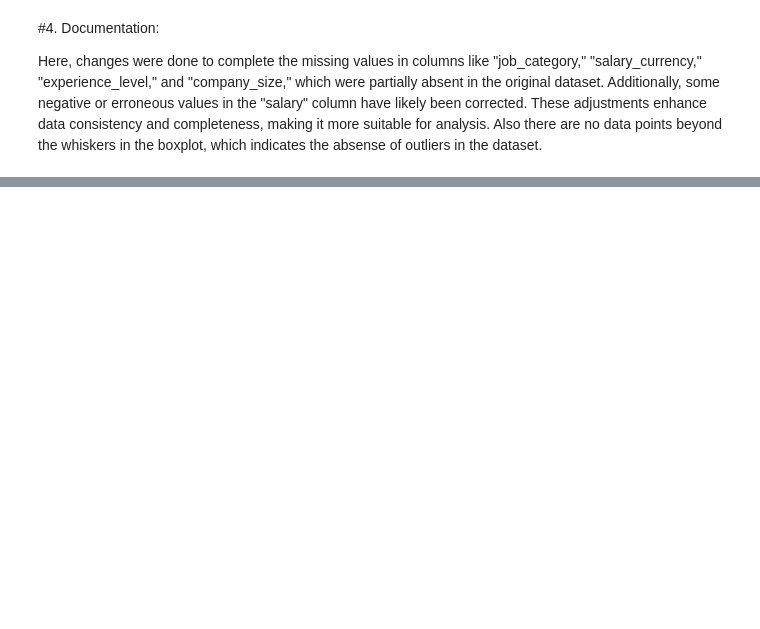
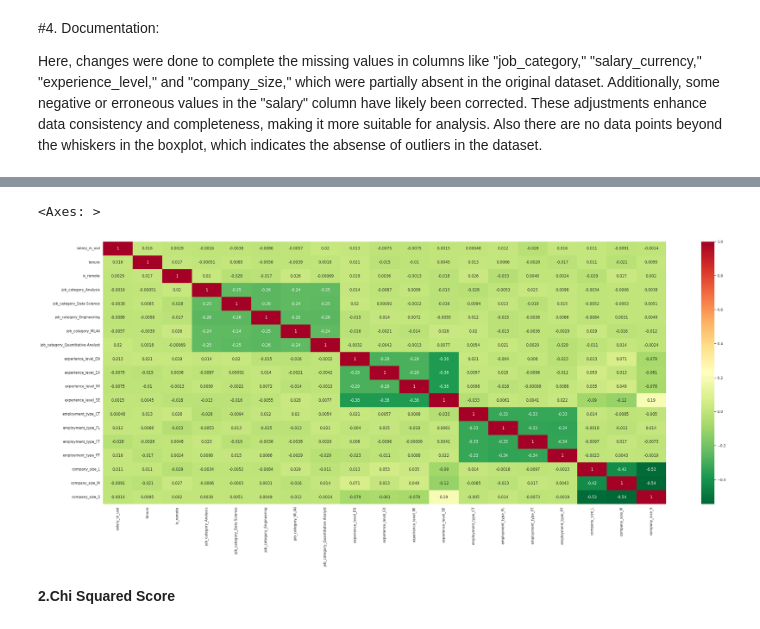
Before and after one commit to shilphypg/DSA_ICTAK, a Jupyter notebook: Internship_dataset.ipynb, the cells around one changed output, grey strips where cells are left out. Saved outputs shown, nothing was run; the diff lists cells and outputs as text; code cells hidden in the pictures; blank space fills up the shorter version.

```diff
--- a/Internship_dataset.ipynb
+++ b/Internship_dataset.ipynb
@@ -1211,0 +1201,17 @@ Here, changes were done to complete the missing values in columns like "job_cate
+# %%
+def determine_remote(row):
+    # If explicitly stated as remote
+    if row['work_setting'] == 'Remote':
+        return 1  # Fully remote
+    elif row['work_setting'] == 'Hybrid':
+        return 0.5  # Partially remote
+    elif row['employee_residence'] != row['company_location']:
+        return 1  # Likely remote due to location mismatch
+    else:
+        return 0  # Not remote
+
+# Apply the function to the dataset
+df['is_remote'] = df.apply(determine_remote, axis=1)
+
+# Check the results
+df[['employee_residence', 'company_location', 'work_setting', 'is_remote']].head(20)
@@ -1211,0 +1247,2 @@ Here, changes were done to complete the missing values in columns like "job_cate
+# %%
+df = df.drop(['salary', 'work_year', 'job_title','salary_currency','work_setting','company_location','employee_residence'], axis=1)
@@ -1211,0 +1277,11 @@ Here, changes were done to complete the missing values in columns like "job_cate
+# %%
+from sklearn.preprocessing import OneHotEncoder
+# Columns for One Hot Encoding (nominal columns)
+one_hot_cols = ['job_category', 'experience_level',
+       'employment_type', 'company_size']
+
+# Initialize the OneHotEncoder
+ohe = OneHotEncoder()
+ohe_result = ohe.fit_transform(df[one_hot_cols])
+ohe_columns = ohe.get_feature_names_out(one_hot_cols)
+df = pd.concat([df.drop(columns=one_hot_cols), pd.DataFrame(ohe_result.toarray(), columns=ohe_columns)],axis=1)
@@ -1211,0 +1301,10 @@ Here, changes were done to complete the missing values in columns like "job_cate
+# %%
+from sklearn.preprocessing import MinMaxScaler,StandardScaler
+mms = MinMaxScaler() # Normalization
+#ss = StandardScaler() # Standardization
+
+
+# df['work_year'] = mms.fit_transform(df[['work_year']])
+#df['salary'] = mms.fit_transform(df[['salary']])
+df['salary_in_usd'] = mms.fit_transform(df[['salary_in_usd']])
+df.head()
@@ -1211,0 +1347,8 @@ Here, changes were done to complete the missing values in columns like "job_cate
+# %%
+plt.figure(figsize = (40,15))
+sns.heatmap(df.corr(),cmap = 'RdYlGn_r',annot = True)
+# %% [output]
+<Axes: >
+[figure, added]
+# %% [markdown]
+**2.Chi Squared Score**
```
Also changed, not shown: parts of 46 cells of this notebook.
